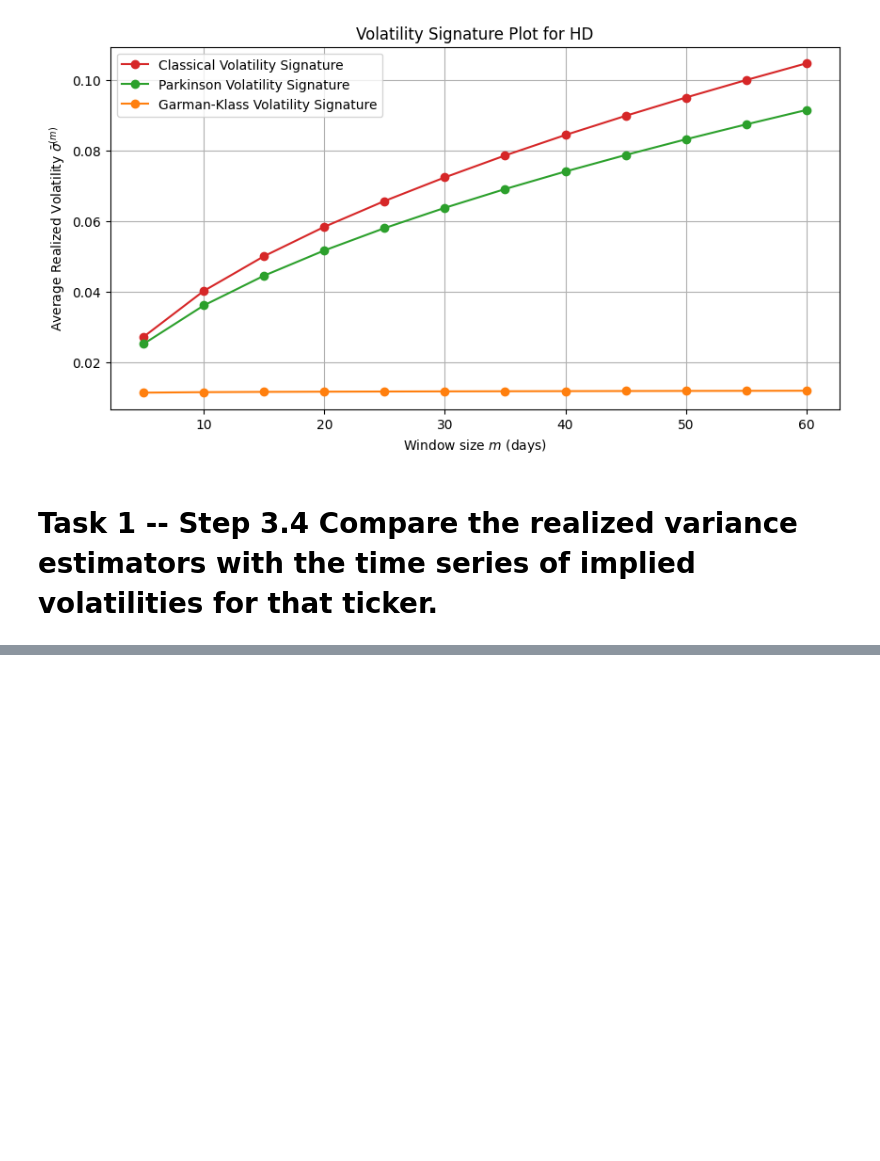
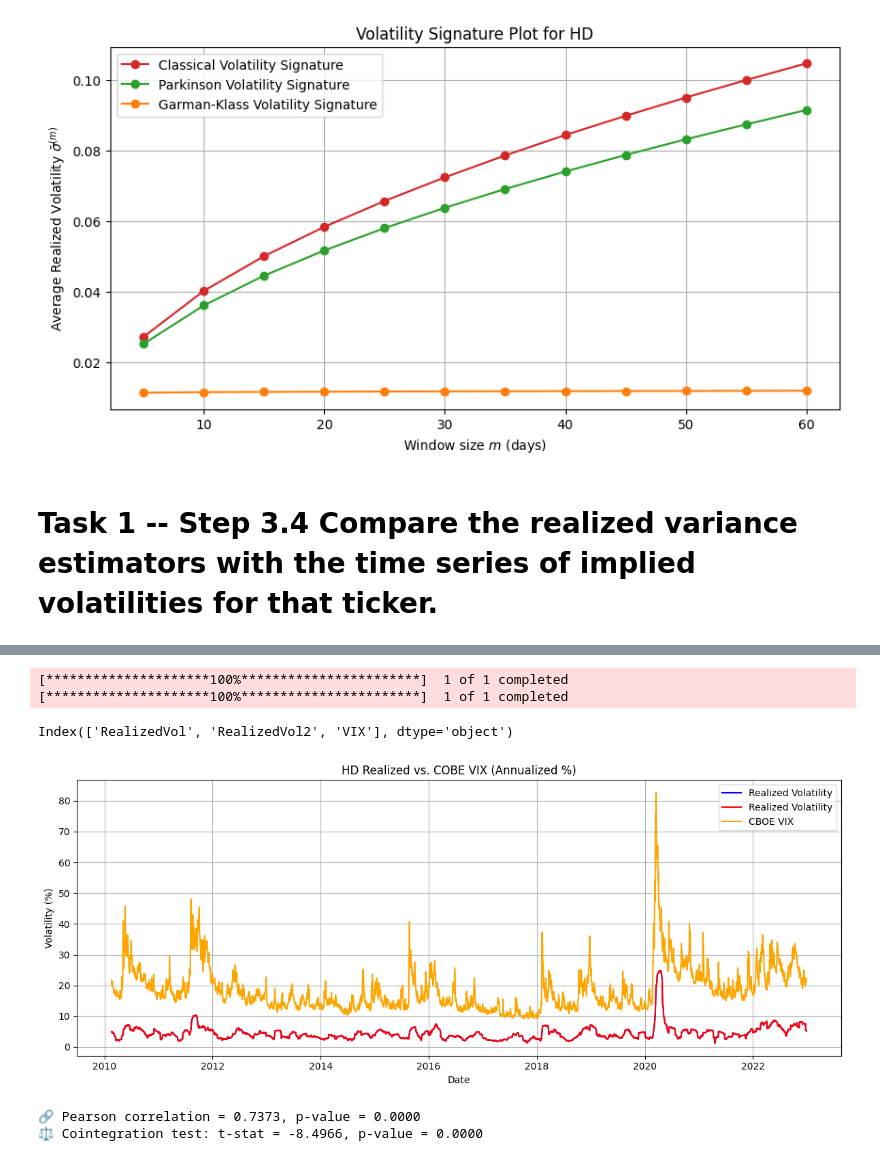
Before and after one commit to HarvestStars/cf_assignment1, a Jupyter notebook: assignment1/part_1.ipynb, the cells around one changed output, grey strips where cells are left out. Cells and saved outputs as stored; diff of their text form; code cells hidden in the pictures; blank space fills up the shorter version.

```diff
--- a/assignment1/part_1.ipynb
+++ b/assignment1/part_1.ipynb
@@ -350,0 +481,66 @@ plt.show()
+# %%
+# --- 1. 下载 SPX 和 VIX 历史数据 ---
+start_date = "2010-01-01"
+end_date = dt.date.today().strftime("%Y-%m-%d")
+
+ticker = 'HD'
+implied_vol = load_sp500_implied_vol_dataset()
+prices = load_sp500_dataset()
+px = prices[ticker]
+iv = implied_vol[ticker]
+returns = np.log(px / px.shift(1))
+rv = np.sqrt(365/30 * returns.rolling(window=30).apply(sigma2_from_eq15, args=(30, 1/30), raw=False)) * 100
+vol_df = pd.concat([rv.rename("RealizedVol"), iv.rename("ImpliedVol")], axis=1).dropna()
+
+
+spx_data = yf.download(ticker, start=start_date, end=end_date)
+vix_data = yf.download("^VIX", start=start_date, end=end_date)
+
+# --- 2. 计算对数收益 ---
+spx_close = spx_data["Close"]
+spx_data['log-return'] = np.log(spx_close / spx_close.shift(1))
+
+# --- 3. 滚动窗口估算年化 realized volatility ---
+N = 30
+delta_t = 1 / N  # 每年交易天数
+rv2 = spx_data['log-return'].rolling(window=N).apply(sigma2_from_eq15, args=(N, delta_t), raw=False)
+spx_data['RealizedVol2'] = np.sqrt(rv2 * 365/30) * 100
+
+# --- 5. 整理并合并 VIX 收盘价（CBOE 官方年化波动率） ---
+vix_data['VIX'] = vix_data["Close"]
+
+vol_df = pd.concat([
+    rv.rename("RealizedVol"),
+    spx_data['RealizedVol2'],
+    vix_data['VIX']
+], axis=1).dropna()
+
+# --- 6. 可视化比较 ---
+print(vol_df.columns)
+
+plt.figure(figsize=(12, 5))
+plt.plot(vol_df.index, vol_df["RealizedVol"], label="Realized Volatility", color="blue")
+plt.plot(vol_df.index, vol_df["RealizedVol2"], label="Realized Volatility", color="red")
+plt.plot(vol_df.index, vol_df["VIX"], label="CBOE VIX", color="orange")
+plt.title("HD Realized vs. COBE VIX (Annualized %)")
+plt.ylabel("Volatility (%)")
+plt.xlabel("Date")
+plt.legend()
+plt.grid(True)
+plt.tight_layout()
+plt.show()
+
+# --- 7. 相关性分析 ---
+corr, pval = pearsonr(vol_df["RealizedVol"], vol_df["VIX"])
+print(f"🔗 Pearson correlation = {corr:.4f}, p-value = {pval:.4f}")
+
+# --- 8. 协整检验 ---
+coint_t, pval_coint, _ = coint(vol_df["RealizedVol"], vol_df["VIX"])
+print(f"⚖️ Cointegration test: t-stat = {coint_t:.4f}, p-value = {pval_coint:.4f}")
+# %% [output]
+[*********************100%***********************]  1 of 1 completed
+[*********************100%***********************]  1 of 1 completed
+Index(['RealizedVol', 'RealizedVol2', 'VIX'], dtype='object')
+[figure, added]
+🔗 Pearson correlation = 0.7373, p-value = 0.0000
+⚖️ Cointegration test: t-stat = -8.4966, p-value = 0.0000
```
Also changed, not shown: parts of 8 cells of this notebook, 4 other files.
